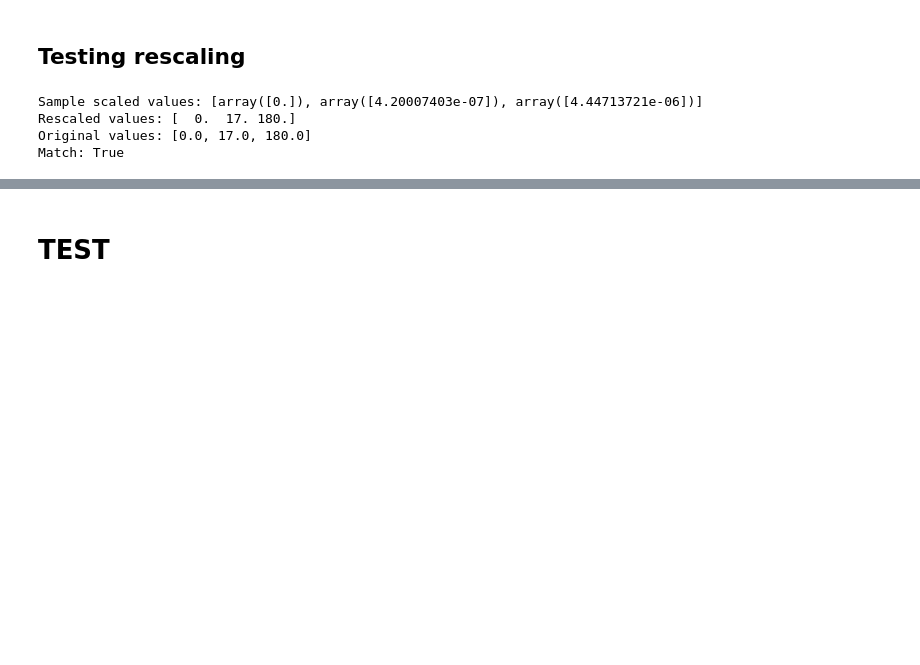
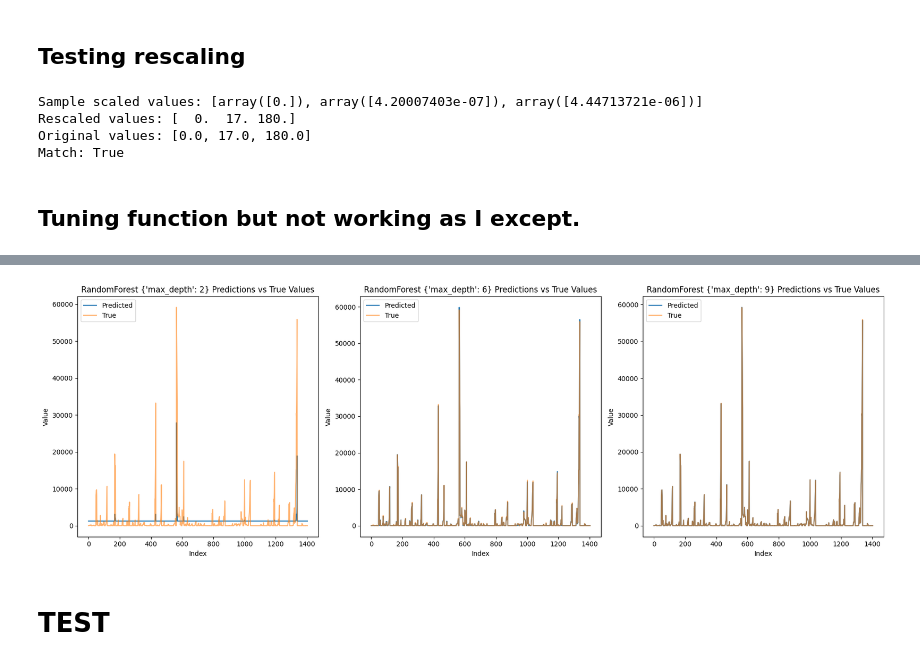
Before and after one commit to MAKEgroup/Covid_19_Propagation, a Jupyter notebook: Project/ML_Modeling.ipynb, the cells around one changed output, grey strips where cells are left out. Saved outputs shown, nothing was run; the diff lists cells and outputs as text; code cells hidden in the pictures; blank space fills up the shorter version.

Commit message:
tuning function added

```diff
--- a/Project/ML_Modeling.ipynb
+++ b/Project/ML_Modeling.ipynb
@@ -576,3 +576,71 @@ Sample scaled values: [array([0.]), array([4.20007403e-07]), array([4.44713721e-
 Rescaled values: [  0.  17. 180.]
 Original values: [0.0, 17.0, 180.0]
 Match: True
+# %% [markdown]
+## Tuning function but not working as I except.
+# %%
+import pandas as pd
+import matplotlib.pyplot as plt
+from sklearn.ensemble import RandomForestRegressor
+from sklearn.neighbors import KNeighborsRegressor
+
+def evaluate_and_plot_models(models, X_tr, y_tr, X_te, y_te, min_max_scaler_Y, rows_to_plot):
+    results = []
+
+    # Evaluate each model with its respective hyperparameters
+    for model_info in models:
+        model_type = model_info['type']
+        hyperparameters = model_info['params']
+
+        for hyperparam in hyperparameters:
+            if model_type == 'RandomForest':
+                model = RandomForestRegressor(**hyperparam, random_state=0)
+            elif model_type == 'KNeighbors':
+                model = KNeighborsRegressor(**hyperparam)
+            else:
+                raise ValueError("Unsupported model type")
+
+            model_err_pred = evaluate_model(model, X_tr, y_tr, X_te, y_te, min_max_scaler_Y, model_name=model_type, monitoring=False)
+            results.append((hyperparam,) + model_err_pred)
+
+            print(f"Process for {model_type} with {hyperparam} done.")
+
+    # Convert the list of results to a DataFrame
+    if models[0]['type'] == 'RandomForest':
+        columns = ["params", "MAE", "MSE", "y_pred", "y_test_rescaled"]
+    elif models[0]['type'] == 'KNeighbors':
+        columns = ["params", "MAE", "MSE", "y_pred", "y_test_rescaled"]
+
+    tuning_data_df = pd.DataFrame(results, columns=columns)
+
+    # Plotting
+    fig, axs = plt.subplots(1, len(rows_to_plot), figsize=(18, 6))
+
+    for i, row in enumerate(rows_to_plot):
+        y_pred = tuning_data_df.loc[row, "y_pred"]
+        y_test_rescaled = tuning_data_df.loc[row, "y_test_rescaled"]
+        params = tuning_data_df.loc[row, "params"]
+        model_name = f"{models[0]['type']} {params}"
+        print(f"For {params}: MAE = {tuning_data_df.loc[row, 'MAE']} , MSE = {tuning_data_df.loc[row, 'MSE']}")
+        plot_model(y_pred, y_test_rescaled, model_name, axs[i])
+
+    plt.tight_layout()
+    plt.show()
+
+    return tuning_data_df
+
+# Define the models and hyperparameters
+models = [
+    {
+        'type': 'RandomForest',
+        'params': [{'max_depth': depth} for depth in range(2, 10)]
+    },
+    {
+        'type': 'KNeighbors',
+        'params': [{'n_neighbors': k, 'p': p} for p in [1, 2, 3] for k in [2, 5, 10, 15]]
+    }
+]
+
+# Call the function with the models and data
+tuning_data_df = evaluate_and_plot_models(models, X_tr, y_tr, X_te, y_te, min_max_scaler_Y, rows_to_plot=[0, 4, 7])
+# %% [output]
@@ -579,3 +664,4 @@ Match: True
+[figure, added]
 # %% [markdown]
 # TEST
 # %%
```
Also changed, not shown: parts of 1 cell of this notebook.
